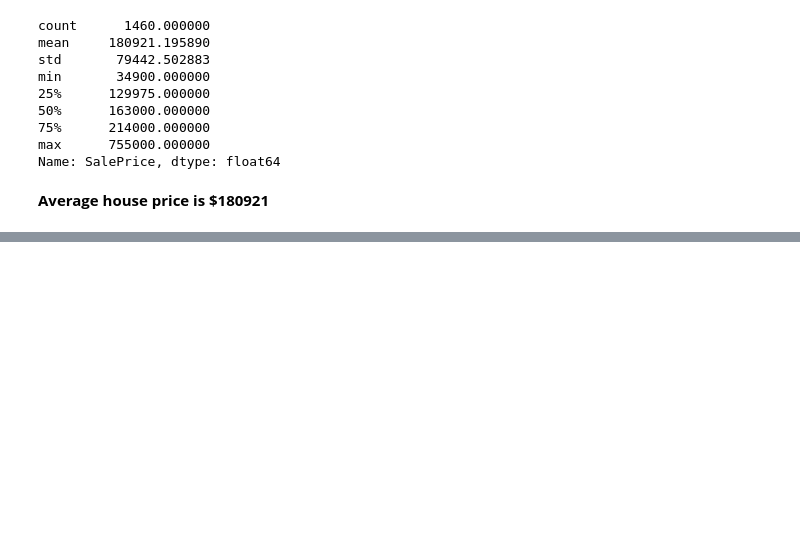
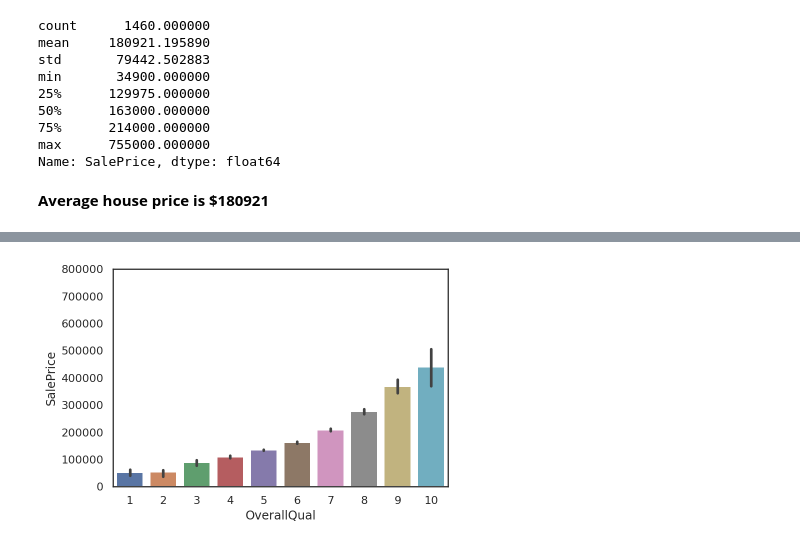
Before and after one commit to Anjali-DA/Introduction-of-Machine-Learning, a Jupyter notebook: house-price-prediction.ipynb, the cells around one changed output, grey strips where cells are left out. Drawn from its saved outputs; the diff is of its cells as text; code cells hidden in the pictures; blank space fills up the shorter version.

```diff
--- a/house-price-prediction.ipynb
+++ b/house-price-prediction.ipynb
@@ -100,0 +163,5 @@ Name: SalePrice, dtype: float64
+# %%
+fig=sns.barplot(x=train_df['OverallQual'],y=train_df['SalePrice'])
+fig.axis(ymin=0, ymax=800000);
+# %% [output]
+[figure, added]
```
Also changed, not shown: parts of 59 cells of this notebook.
